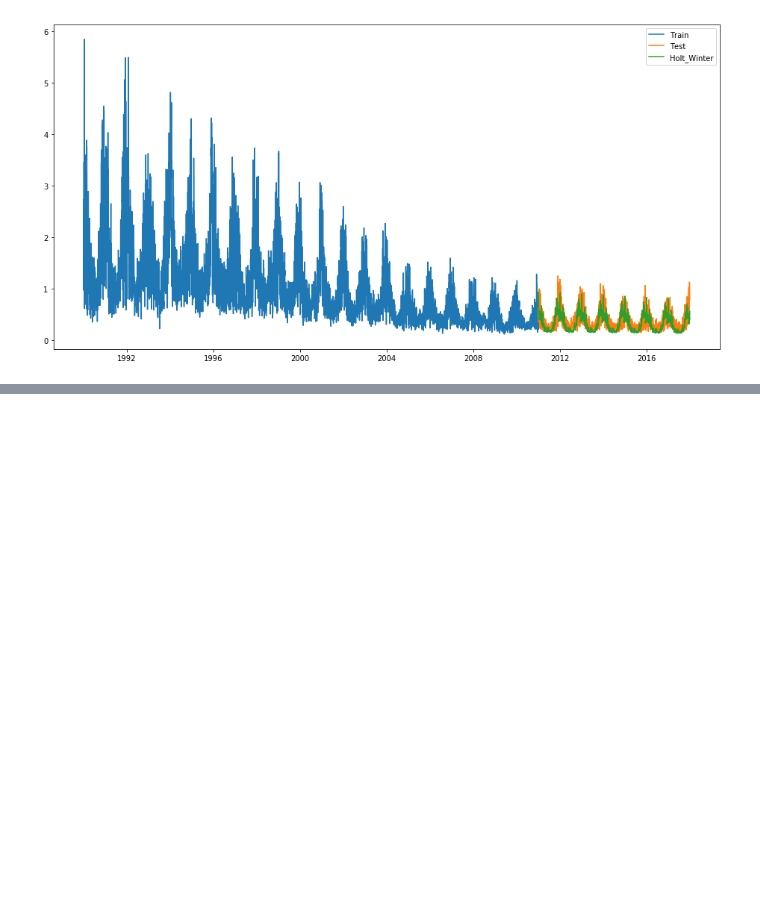
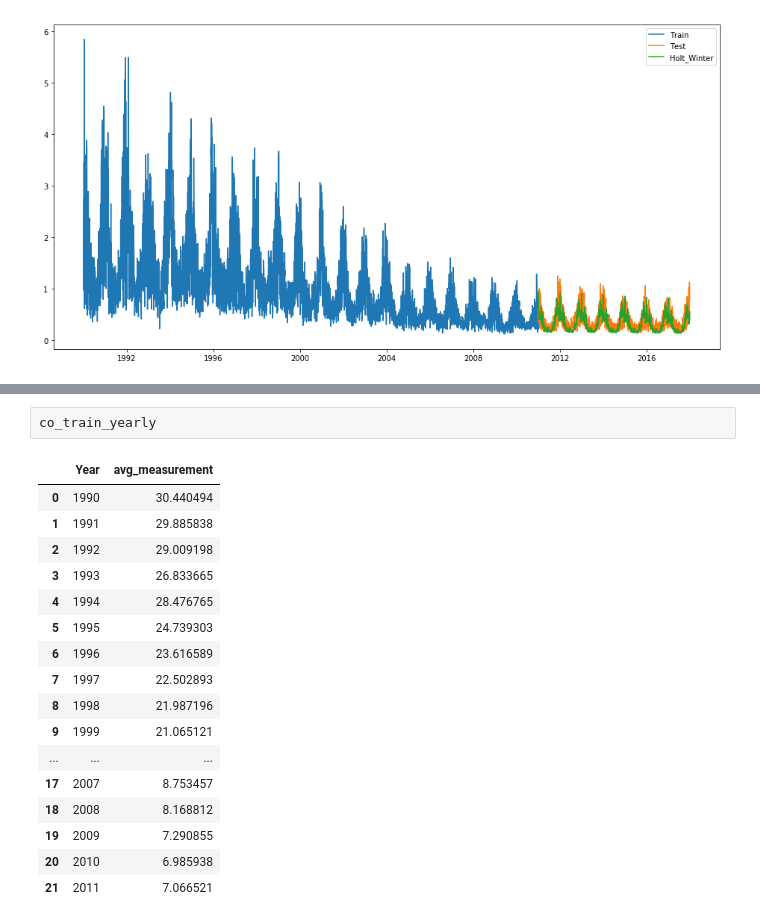
Before and after one commit to mwoss/timeseries-decision-trees, a Jupyter notebook: air_pollution_predictions.ipynb, the cells around one changed output, grey strips where cells are left out. Cells and saved outputs as stored; diff of their text form; blank space fills up the shorter version.

```diff
--- a/air_pollution_predictions.ipynb
+++ b/air_pollution_predictions.ipynb
@@ -444,0 +493,20 @@ plt.show()
+# %%
+co_train_yearly
+# %% [output]
+|  | Year | avg_measurement |
+| 0 | 1990 | 30.440494 |
+| 1 | 1991 | 29.885838 |
+| 2 | 1992 | 29.009198 |
+| 3 | 1993 | 26.833665 |
+| 4 | 1994 | 28.476765 |
+| 5 | 1995 | 24.739303 |
+| 6 | 1996 | 23.616589 |
+| 7 | 1997 | 22.502893 |
+| 8 | 1998 | 21.987196 |
+| 9 | 1999 | 21.065121 |
+| ... | ... | ... |
+| 17 | 2007 | 8.753457 |
+| 18 | 2008 | 8.168812 |
+| 19 | 2009 | 7.290855 |
+| 20 | 2010 | 6.985938 |
+| 21 | 2011 | 7.066521 |
```
Also changed, not shown: parts of 11 cells of this notebook.
